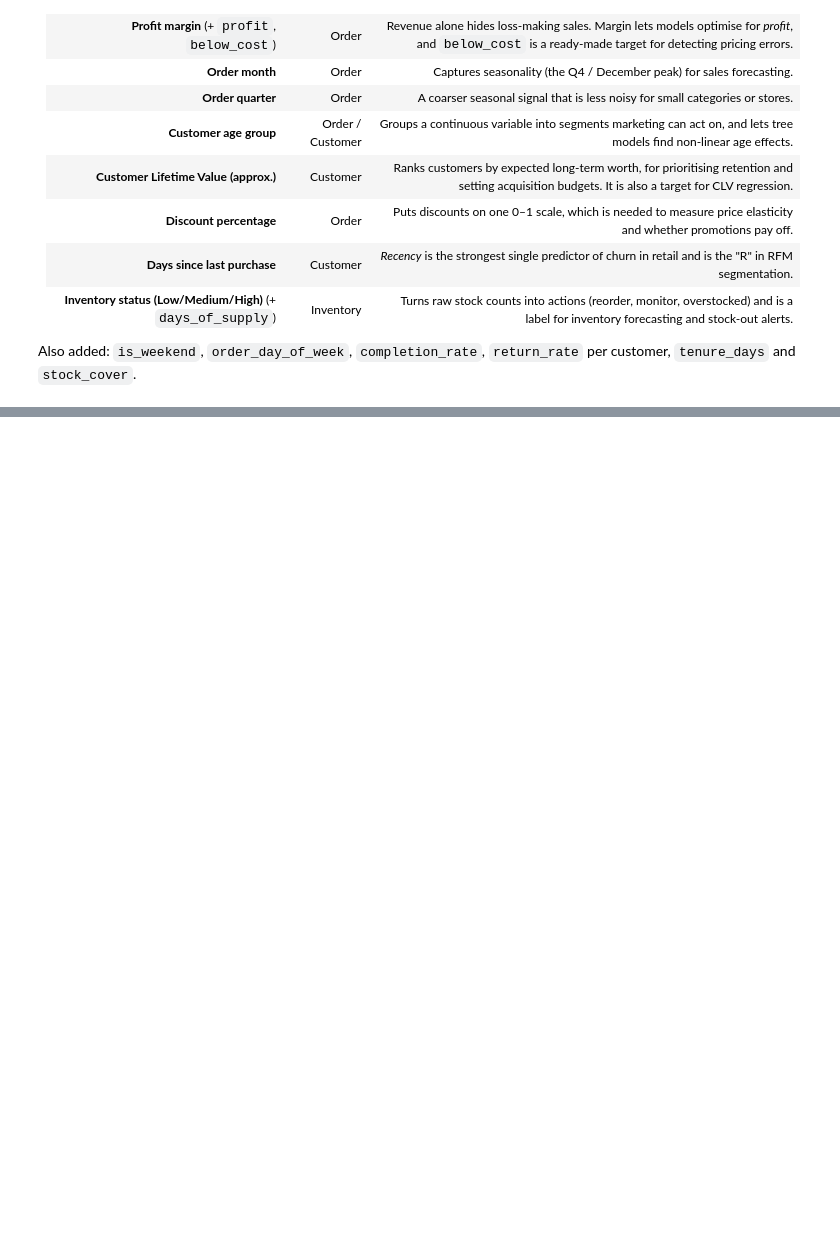
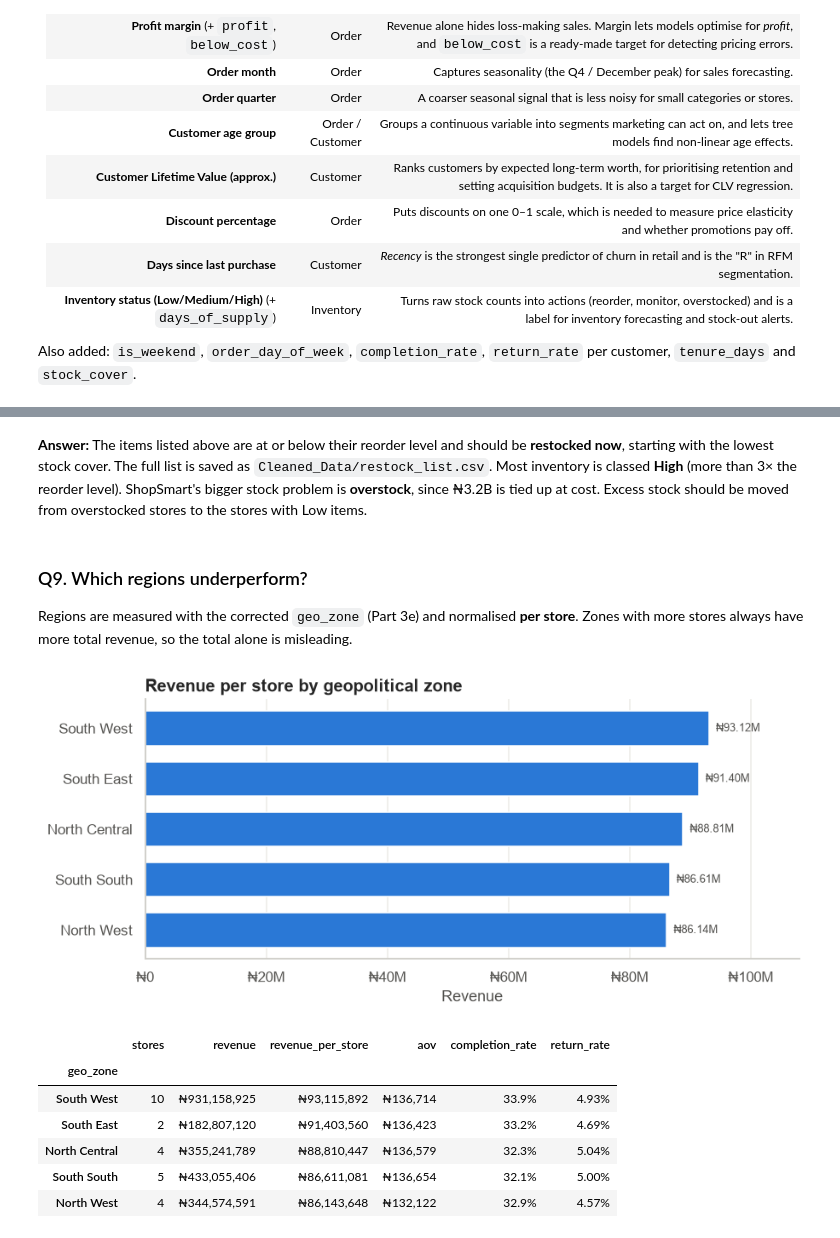
Before and after one commit to Mo-lemi/AnalystLab-Africa-Data-Science, a Jupyter notebook: Week1_DataScience_Project/Week1_EDA.ipynb, the cells around one changed output, grey strips where cells are left out. Saved outputs shown, nothing was run; the diff lists cells and outputs as text; code cells hidden in the pictures; blank space fills up the shorter version.

```diff
--- a/Week1_DataScience_Project/Week1_EDA.ipynb
+++ b/Week1_DataScience_Project/Week1_EDA.ipynb
@@ -1414,0 +1479,7 @@ Also added: `is_weekend`, `order_day_of_week`, `completion_rate`, `return_rate`
+# %%
+store_perf = summarise(done_fe, "store_label")
+insights["best_store"] = store_perf.index[0]
+insights["best_store_revenue"] = float(store_perf["revenue"].iloc[0])
+insights["worst_store"] = store_perf.index[-1]
+insights["worst_store_revenue"] = float(store_perf["revenue"].iloc[-1])
+pd.concat([store_perf.head(5), store_perf.tail(3)]).style.format(PERF_FMT)
@@ -1414,0 +1736,5 @@ Also added: `is_weekend`, `order_day_of_week`, `completion_rate`, `return_rate`
+# %%
+supplier_perf = summarise(done_fe, "supplier_name").join(
+    clean["suppliers"].set_index("supplier_name")["country"])
+insights["best_supplier"] = supplier_perf.index[0]
+supplier_perf.head(10).style.format(PERF_FMT)
@@ -1414,0 +1794,9 @@ Also added: `is_weekend`, `order_day_of_week`, `completion_rate`, `return_rate`
+# %%
+restock = (inventory_features[inventory_features["inventory_status"] == "Low"]
+           .sort_values("stock_cover")
+           [["product_name", "category", "store_label", "stock_on_hand", "reorder_level", "stock_cover",
+             "avg_daily_units_sold", "days_of_supply"]])
+insights["restock_items"] = int(len(restock))
+restock.to_csv(CLEAN_DIR / "restock_list.csv", index=False)
+print(f"{len(restock)} items are at or below their reorder level (saved to Cleaned_Data/restock_list.csv)")
+restock.head(15).style.format({"stock_cover": "{:.2f}", "avg_daily_units_sold": "{:.2f}", "days_of_supply": "{:.0f}"})
@@ -1414,0 +1836,33 @@ Also added: `is_weekend`, `order_day_of_week`, `completion_rate`, `return_rate`
+# %% [markdown]
+**Answer:** The items listed above are at or below their reorder level and should be **restocked
+now**, starting with the lowest stock cover. The full list is saved as `Cleaned_Data/restock_list.csv`.
+Most inventory is classed **High** (more than 3× the reorder level). ShopSmart's bigger stock problem
+is **overstock**, since ₦3.2B is tied up at cost. Excess stock should be moved from overstocked stores
+to the stores with Low items.
+# %% [markdown]
+### Q9. Which regions underperform?
+
+Regions are measured with the corrected `geo_zone` (Part 3e) and normalised **per store**. Zones with
+more stores always have more total revenue, so the total alone is misleading.
+# %%
+zone_perf = summarise(done_fe, "geo_zone")
+zone_perf["stores"] = clean["stores"].groupby("geo_zone", observed=True).size()
+zone_perf["revenue_per_store"] = zone_perf["revenue"] / zone_perf["stores"]
+zone_perf = zone_perf.sort_values("revenue_per_store", ascending=False)
+insights["best_zone"] = zone_perf.index[0]
+insights["worst_zone"] = zone_perf.index[-1]
+
+fig, ax = plt.subplots(figsize=(9, 3.6))
+barh_ranked(zone_perf["revenue_per_store"], "Revenue per store by geopolitical zone", ax=ax)
+save_fig(fig, "17_revenue_per_store_by_zone")
+zone_perf[["stores", "revenue", "revenue_per_store", "aov", "completion_rate", "return_rate"]].style.format(
+    PERF_FMT | {"revenue_per_store": "₦{:,.0f}"})
+# %% [output]
+[figure, added]
+|  | stores | revenue | revenue_per_store | aov | completion_rate | return_rate |
+| geo_zone |  |  |  |  |  |  |
+| South West | 10 | ₦931,158,925 | ₦93,115,892 | ₦136,714 | 33.9% | 4.93% |
+| South East | 2 | ₦182,807,120 | ₦91,403,560 | ₦136,423 | 33.2% | 4.69% |
+| North Central | 4 | ₦355,241,789 | ₦88,810,447 | ₦136,579 | 32.3% | 5.04% |
+| South South | 5 | ₦433,055,406 | ₦86,611,081 | ₦136,654 | 32.1% | 5.00% |
+| North West | 4 | ₦344,574,591 | ₦86,143,648 | ₦132,122 | 32.9% | 4.57% |
```
Also changed, not shown: parts of 35 cells of this notebook, 6 other files.
